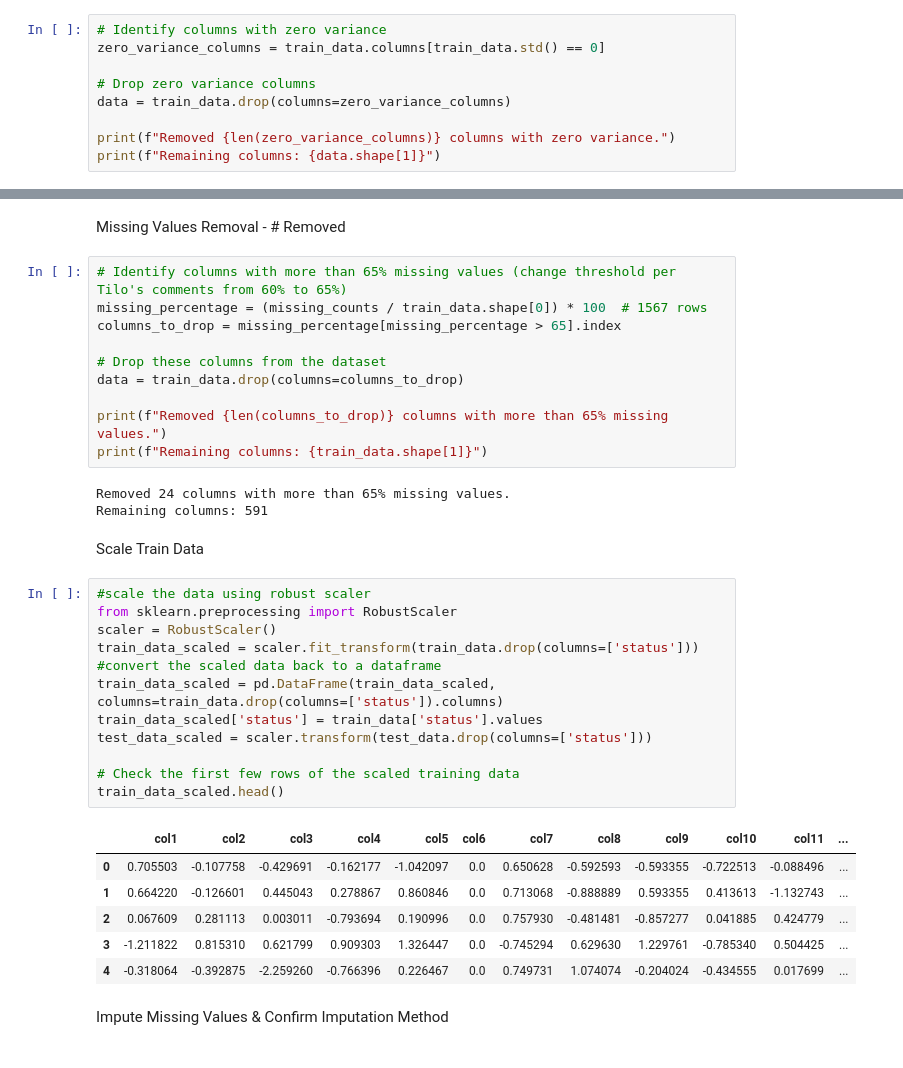
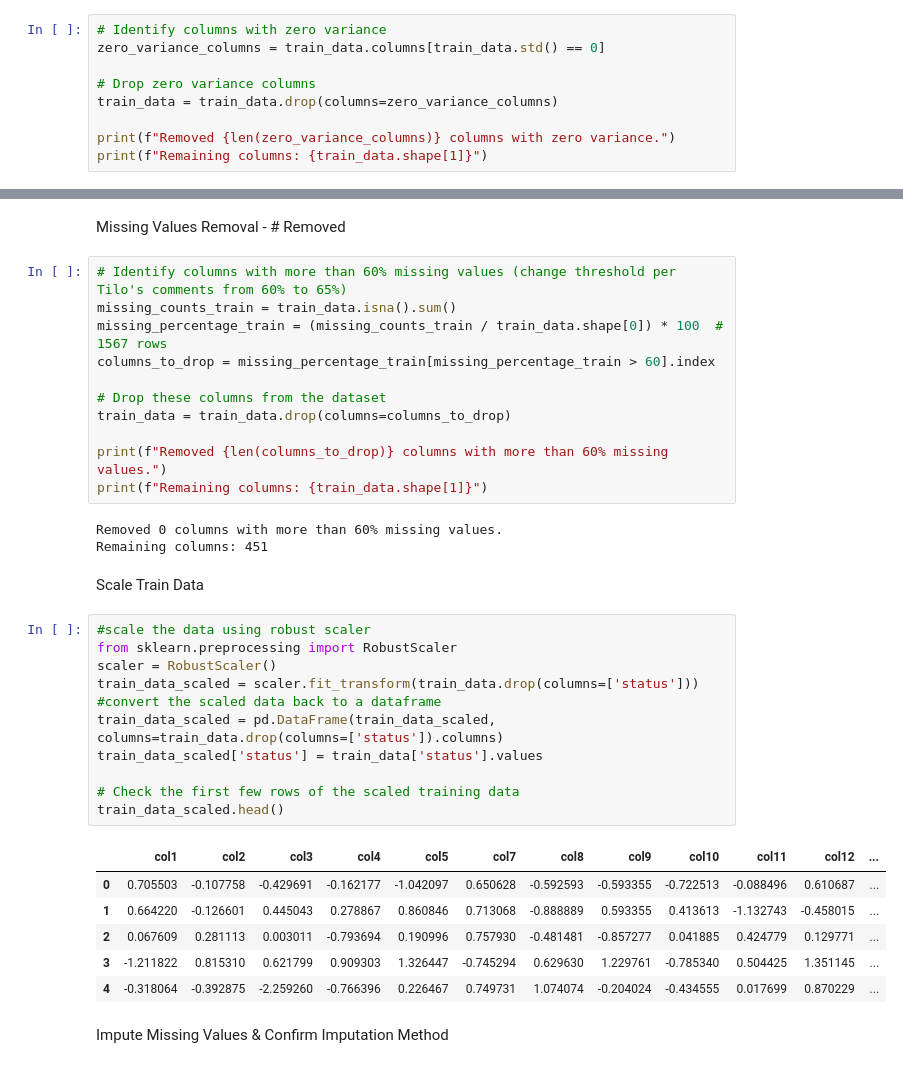
Before and after one commit to hugo-am/SECOM_HTWG2, a Jupyter notebook: SECOM Base.ipynb, the cells around one changed output, grey strips where cells are left out. Saved outputs shown, nothing was run; the diff lists cells and outputs as text.

Commit message:
correction on row 73, correction on robust scaler

```diff
--- a/SECOM Base.ipynb
+++ b/SECOM Base.ipynb
@@ -684,49 +682,49 @@ Zero Variance Removal - # Removed
 zero_variance_columns = train_data.columns[train_data.std() == 0]
 
 # Drop zero variance columns
-data = train_data.drop(columns=zero_variance_columns)
+train_data = train_data.drop(columns=zero_variance_columns)
 
 print(f"Removed {len(zero_variance_columns)} columns with zero variance.")
-print(f"Remaining columns: {data.shape[1]}")
+print(f"Remaining columns: {train_data.shape[1]}")
 # %% [output]
 Removed 116 columns with zero variance.
 Remaining columns: 475
 # %% [markdown]
 Missing Values Removal - # Removed
 # %%
-# Identify columns with more than 65% missing values (change threshold per Tilo's comments from 60% to 65%)
-missing_percentage = (missing_counts / train_data.shape[0]) * 100  # 1567 rows
-columns_to_drop = missing_percentage[missing_percentage > 65].index
+# Identify columns with more than 60% missing values (change threshold per Tilo's comments from 60% to 65%)
+missing_counts_train = train_data.isna().sum()
+missing_percentage_train = (missing_counts_train / train_data.shape[0]) * 100  # 1567 rows
+columns_to_drop = missing_percentage_train[missing_percentage_train > 60].index
 
 # Drop these columns from the dataset
-data = train_data.drop(columns=columns_to_drop)
+train_data = train_data.drop(columns=columns_to_drop)
 
-print(f"Removed {len(columns_to_drop)} columns with more than 65% missing values.")
+print(f"Removed {len(columns_to_drop)} columns with more than 60% missing values.")
 print(f"Remaining columns: {train_data.shape[1]}")
 # %% [output]
-Removed 24 columns with more than 65% missing values.
-Remaining columns: 591
+Removed 0 columns with more than 60% missing values.
+Remaining columns: 451
 # %% [markdown]
 Scale Train Data
 # %%
 #scale the data using robust scaler
 from sklearn.preprocessing import RobustScaler
 scaler = RobustScaler()
 train_data_scaled = scaler.fit_transform(train_data.drop(columns=['status']))
 #convert the scaled data back to a dataframe
 train_data_scaled = pd.DataFrame(train_data_scaled, columns=train_data.drop(columns=['status']).columns)
 train_data_scaled['status'] = train_data['status'].values
-test_data_scaled = scaler.transform(test_data.drop(columns=['status']))
 
 # Check the first few rows of the scaled training data
 train_data_scaled.head()
 # %% [output]
-|  | col1 | col2 | col3 | col4 | col5 | col6 | col7 | col8 | col9 | col10 | col11 | ... |
-| 0 | 0.705503 | -0.107758 | -0.429691 | -0.162177 | -1.042097 | 0.0 | 0.650628 | -0.592593 | -0.593355 | -0.722513 | -0.088496 | ... |
-| 1 | 0.664220 | -0.126601 | 0.445043 | 0.278867 | 0.860846 | 0.0 | 0.713068 | -0.888889 | 0.593355 | 0.413613 | -1.132743 | ... |
-| 2 | 0.067609 | 0.281113 | 0.003011 | -0.793694 | 0.190996 | 0.0 | 0.757930 | -0.481481 | -0.857277 | 0.041885 | 0.424779 | ... |
-| 3 | -1.211822 | 0.815310 | 0.621799 | 0.909303 | 1.326447 | 0.0 | -0.745294 | 0.629630 | 1.229761 | -0.785340 | 0.504425 | ... |
-| 4 | -0.318064 | -0.392875 | -2.259260 | -0.766396 | 0.226467 | 0.0 | 0.749731 | 1.074074 | -0.204024 | -0.434555 | 0.017699 | ... |
+|  | col1 | col2 | col3 | col4 | col5 | col7 | col8 | col9 | col10 | col11 | col12 | ... |
+| 0 | 0.705503 | -0.107758 | -0.429691 | -0.162177 | -1.042097 | 0.650628 | -0.592593 | -0.593355 | -0.722513 | -0.088496 | 0.610687 | ... |
+| 1 | 0.664220 | -0.126601 | 0.445043 | 0.278867 | 0.860846 | 0.713068 | -0.888889 | 0.593355 | 0.413613 | -1.132743 | -0.458015 | ... |
+| 2 | 0.067609 | 0.281113 | 0.003011 | -0.793694 | 0.190996 | 0.757930 | -0.481481 | -0.857277 | 0.041885 | 0.424779 | 0.129771 | ... |
+| 3 | -1.211822 | 0.815310 | 0.621799 | 0.909303 | 1.326447 | -0.745294 | 0.629630 | 1.229761 | -0.785340 | 0.504425 | 1.351145 | ... |
+| 4 | -0.318064 | -0.392875 | -2.259260 | -0.766396 | 0.226467 | 0.749731 | 1.074074 | -0.204024 | -0.434555 | 0.017699 | 0.870229 | ... |
 # %% [markdown]
 Impute Missing Values & Confirm Imputation Method
 # %%
```
Also changed, not shown: parts of 16 cells of this notebook.
